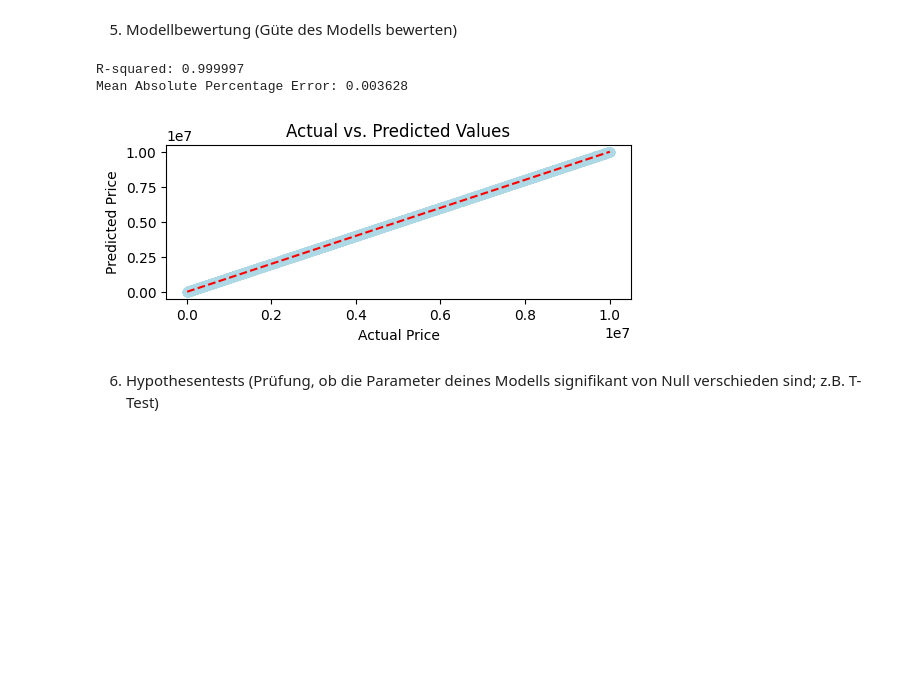
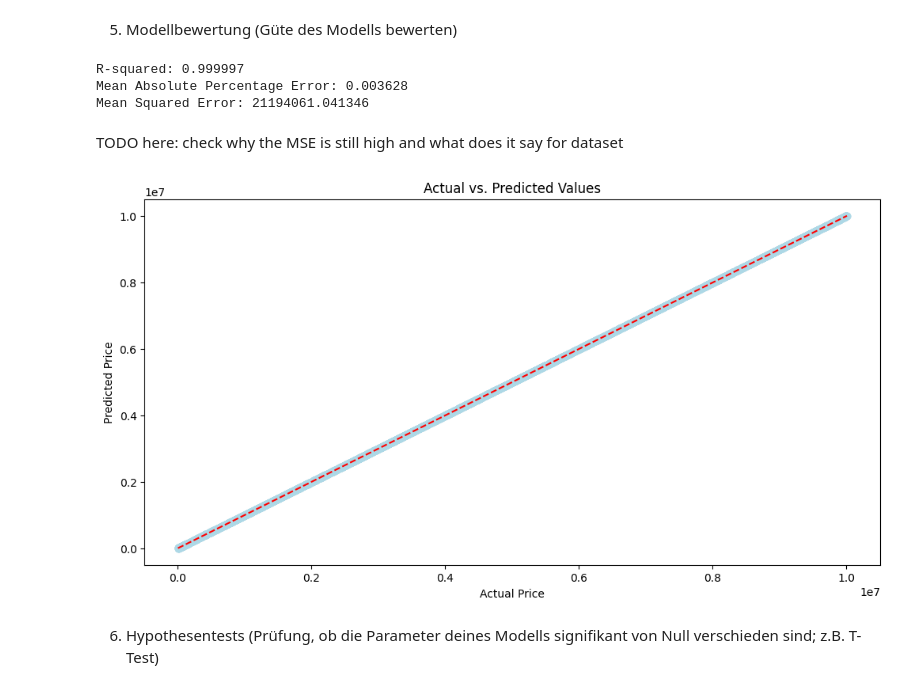
Before and after one commit to BrockherdeT/econometrics, a Jupyter notebook: shared_A1.ipynb, the cells around one changed output. Cells and saved outputs as stored; diff of their text form; code cells hidden in the pictures; blank space fills up the shorter version.

```diff
--- a/shared_A1.ipynb
+++ b/shared_A1.ipynb
@@ -201,20 +205,26 @@ print("R-squared:", r2)
 # Compute mean squared error
 mape = mean_absolute_percentage_error(y_train, predictions).round(6)
 print("Mean Absolute Percentage Error:", mape)
+
+mse = mean_squared_error(y_train, predictions).round(6)
+print("Mean Squared Error:", mse)
 # %% [output]
 R-squared: 0.999997
 Mean Absolute Percentage Error: 0.003628
+Mean Squared Error: 21194061.041346
+# %% [markdown]
+TODO here: check why the MSE is still high and what does it say for dataset
 # %%
 # Visualize actual vs. predicted values
-plt.figure(figsize=(6, 2))
+plt.figure(figsize=(12, 6))
 plt.scatter(y_train, predictions, color='lightblue')
 plt.plot([y_train.min(), y_train.max()], [y_train.min(), y_train.max()], '--', color='red')
 plt.title('Actual vs. Predicted Values')
 plt.xlabel('Actual Price')
 plt.ylabel('Predicted Price')
 plt.show()
 # %% [output]
-[figure, old version]
+[figure, new version]
 # %% [markdown]
 6. Hypothesentests (Prüfung, ob die Parameter deines Modells signifikant von Null verschieden sind; z.B. T-Test)
 # %% [markdown]
```
Also changed, not shown: parts of 6 cells of this notebook.
